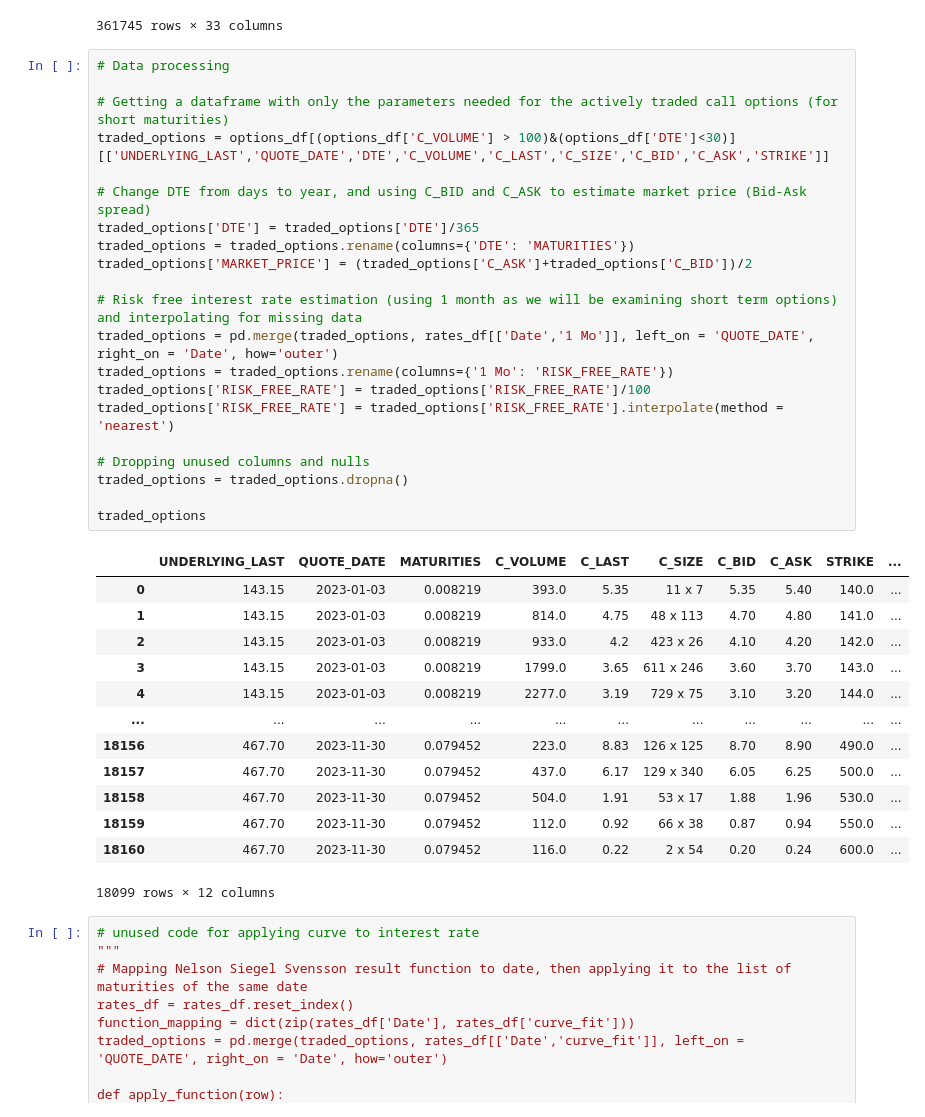
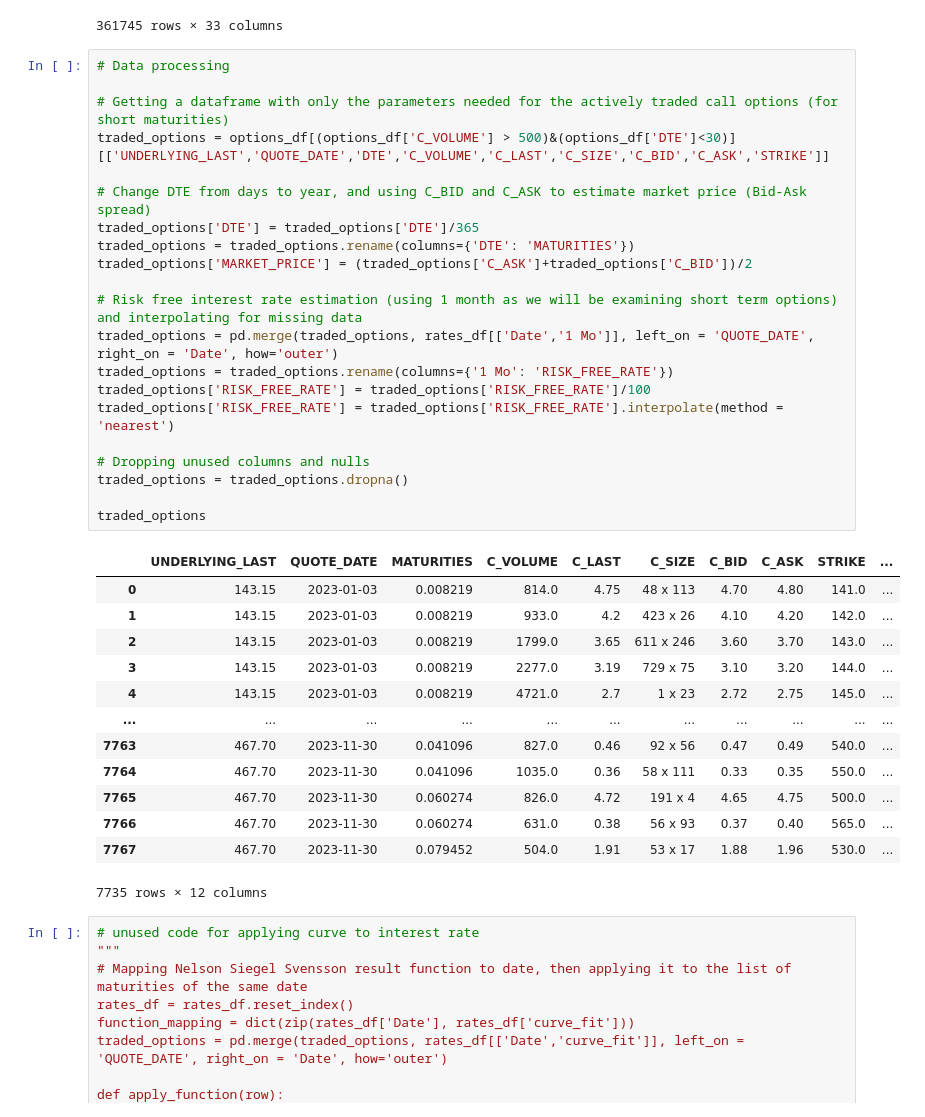
Before and after one commit to marcohcw/Heston-Model, a Jupyter notebook: heston_model_venv/Heston_model.ipynb, the cells around one changed output. Cells and saved outputs as stored; diff of their text form.

```diff
--- a/heston_model_venv/Heston_model.ipynb
+++ b/heston_model_venv/Heston_model.ipynb
@@ -175,38 +175,38 @@ options_df
 # %%
 # Data processing
 
 # Getting a dataframe with only the parameters needed for the actively traded call options (for short maturities)
-traded_options = options_df[(options_df['C_VOLUME'] > 100)&(options_df['DTE']<30)][['UNDERLYING_LAST','QUOTE_DATE','DTE','C_VOLUME','C_LAST','C_SIZE','C_BID','C_ASK','STRIKE']]
+traded_options = options_df[(options_df['C_VOLUME'] > 500)&(options_df['DTE']<30)][['UNDERLYING_LAST','QUOTE_DATE','DTE','C_VOLUME','C_LAST','C_SIZE','C_BID','C_ASK','STRIKE']]
 
 # Change DTE from days to year, and using C_BID and C_ASK to estimate market price (Bid-Ask spread)
 traded_options['DTE'] = traded_options['DTE']/365
 traded_options = traded_options.rename(columns={'DTE': 'MATURITIES'})
 traded_options['MARKET_PRICE'] = (traded_options['C_ASK']+traded_options['C_BID'])/2
 
 # Risk free interest rate estimation (using 1 month as we will be examining short term options) and interpolating for missing data
 traded_options = pd.merge(traded_options, rates_df[['Date','1 Mo']], left_on = 'QUOTE_DATE', right_on = 'Date', how='outer')
 traded_options = traded_options.rename(columns={'1 Mo': 'RISK_FREE_RATE'})
 traded_options['RISK_FREE_RATE'] = traded_options['RISK_FREE_RATE']/100
 traded_options['RISK_FREE_RATE'] = traded_options['RISK_FREE_RATE'].interpolate(method = 'nearest')
 
 # Dropping unused columns and nulls
 traded_options = traded_options.dropna()
 
 traded_options
 # %% [output]
 |  | UNDERLYING_LAST | QUOTE_DATE | MATURITIES | C_VOLUME | C_LAST | C_SIZE | C_BID | C_ASK | STRIKE | ... |
-| 0 | 143.15 | 2023-01-03 | 0.008219 | 393.0 | 5.35 | 11 x 7 | 5.35 | 5.40 | 140.0 | ... |
-| 1 | 143.15 | 2023-01-03 | 0.008219 | 814.0 | 4.75 | 48 x 113 | 4.70 | 4.80 | 141.0 | ... |
-| 2 | 143.15 | 2023-01-03 | 0.008219 | 933.0 | 4.2 | 423 x 26 | 4.10 | 4.20 | 142.0 | ... |
-| 3 | 143.15 | 2023-01-03 | 0.008219 | 1799.0 | 3.65 | 611 x 246 | 3.60 | 3.70 | 143.0 | ... |
-| 4 | 143.15 | 2023-01-03 | 0.008219 | 2277.0 | 3.19 | 729 x 75 | 3.10 | 3.20 | 144.0 | ... |
+| 0 | 143.15 | 2023-01-03 | 0.008219 | 814.0 | 4.75 | 48 x 113 | 4.70 | 4.80 | 141.0 | ... |
+| 1 | 143.15 | 2023-01-03 | 0.008219 | 933.0 | 4.2 | 423 x 26 | 4.10 | 4.20 | 142.0 | ... |
+| 2 | 143.15 | 2023-01-03 | 0.008219 | 1799.0 | 3.65 | 611 x 246 | 3.60 | 3.70 | 143.0 | ... |
+| 3 | 143.15 | 2023-01-03 | 0.008219 | 2277.0 | 3.19 | 729 x 75 | 3.10 | 3.20 | 144.0 | ... |
+| 4 | 143.15 | 2023-01-03 | 0.008219 | 4721.0 | 2.7 | 1 x 23 | 2.72 | 2.75 | 145.0 | ... |
 | ... | ... | ... | ... | ... | ... | ... | ... | ... | ... | ... |
-| 18156 | 467.70 | 2023-11-30 | 0.079452 | 223.0 | 8.83 | 126 x 125 | 8.70 | 8.90 | 490.0 | ... |
-| 18157 | 467.70 | 2023-11-30 | 0.079452 | 437.0 | 6.17 | 129 x 340 | 6.05 | 6.25 | 500.0 | ... |
-| 18158 | 467.70 | 2023-11-30 | 0.079452 | 504.0 | 1.91 | 53 x 17 | 1.88 | 1.96 | 530.0 | ... |
-| 18159 | 467.70 | 2023-11-30 | 0.079452 | 112.0 | 0.92 | 66 x 38 | 0.87 | 0.94 | 550.0 | ... |
-| 18160 | 467.70 | 2023-11-30 | 0.079452 | 116.0 | 0.22 | 2 x 54 | 0.20 | 0.24 | 600.0 | ... |
+| 7763 | 467.70 | 2023-11-30 | 0.041096 | 827.0 | 0.46 | 92 x 56 | 0.47 | 0.49 | 540.0 | ... |
+| 7764 | 467.70 | 2023-11-30 | 0.041096 | 1035.0 | 0.36 | 58 x 111 | 0.33 | 0.35 | 550.0 | ... |
+| 7765 | 467.70 | 2023-11-30 | 0.060274 | 826.0 | 4.72 | 191 x 4 | 4.65 | 4.75 | 500.0 | ... |
+| 7766 | 467.70 | 2023-11-30 | 0.060274 | 631.0 | 0.38 | 56 x 93 | 0.37 | 0.40 | 565.0 | ... |
+| 7767 | 467.70 | 2023-11-30 | 0.079452 | 504.0 | 1.91 | 53 x 17 | 1.88 | 1.96 | 530.0 | ... |
-18099 rows × 12 columns
+7735 rows × 12 columns
 # %%
 # unused code for applying curve to interest rate
 """
```
Also changed, not shown: parts of 9 cells of this notebook.
